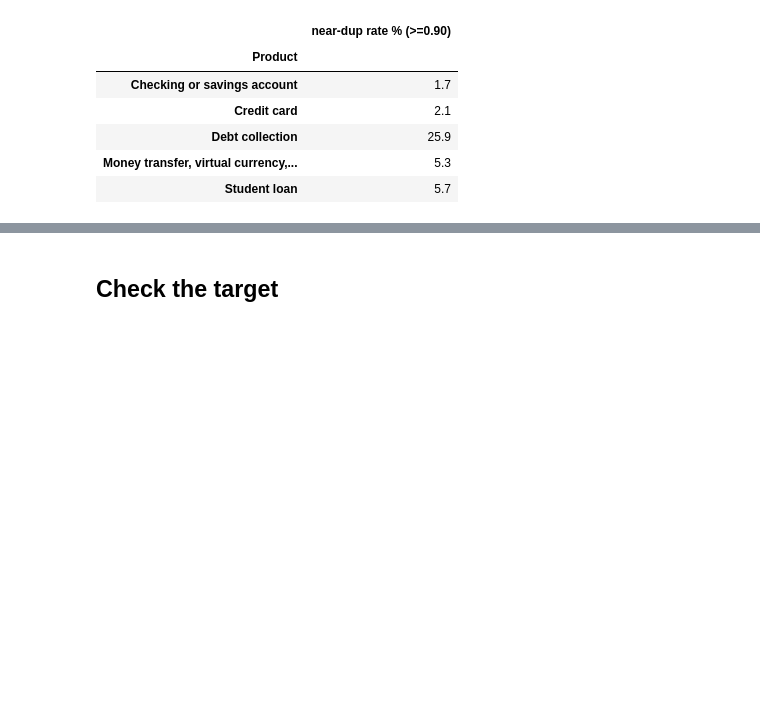
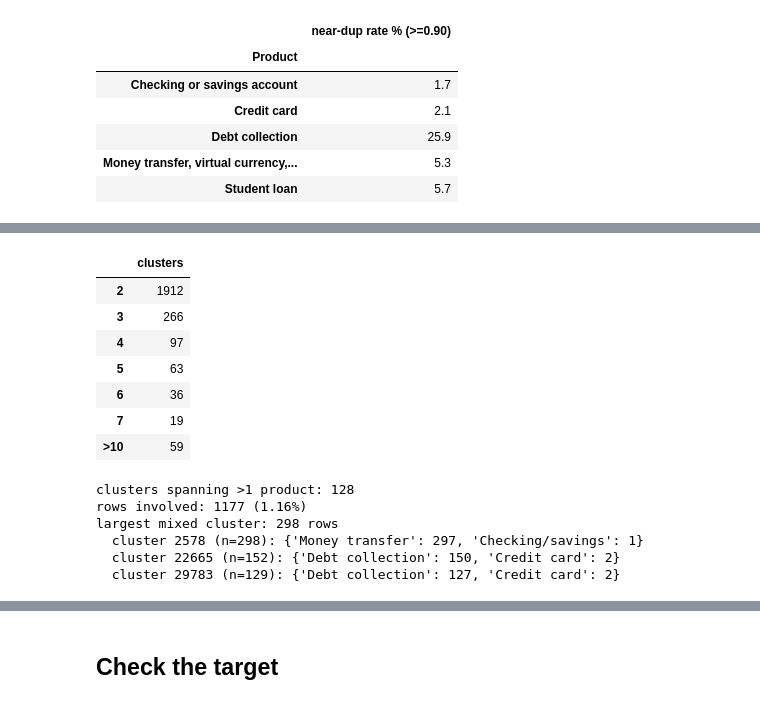
Before and after one commit to Udbhav748/fintech-complaint-classification-lstm-distilbert, a Jupyter notebook: notebooks/01_eda.ipynb, the cells around one changed output, grey strips where cells are left out. Drawn from its saved outputs; the diff is of its cells as text; code cells hidden in the pictures; blank space fills up the shorter version.

Commit message:
group split by near-duplicate cluster

```diff
--- a/notebooks/01_eda.ipynb
+++ b/notebooks/01_eda.ipynb
@@ -270,0 +285,13 @@ measured against the TF-IDF reference below before proposing anything, since a
+# %%
+clusters = dedup.load_clusters("../data/splits/near_dup_clusters.npy", expected_rows=len(dd))
+sizes = np.bincount(clusters)
+multi = sizes[sizes > 1]
+
+pd.Series({
+    "threshold": dedup.CLUSTER_THRESHOLD,
+    "clusters": len(sizes),
+    "singletons": int((sizes == 1).sum()),
+    "multi-row clusters": len(multi),
+    "rows inside them": int(multi.sum()),
+    "share of corpus %": round(100 * multi.sum() / len(dd), 2),
+}).to_frame("value")
@@ -270,0 +321,31 @@ measured against the TF-IDF reference below before proposing anything, since a
+# %%
+counts = pd.Series(multi).value_counts().sort_index()
+pd.concat([counts.head(6), pd.Series({">10": int((multi > 10).sum())})]).to_frame("clusters")
+# %% [output]
+|  | clusters |
+| 2 | 1912 |
+| 3 | 266 |
+| 4 | 97 |
+| 5 | 63 |
+| 6 | 36 |
+| 7 | 19 |
+| >10 | 59 |
+# %%
+# A cluster spanning several products would push the split off stratification.
+per_cluster = pd.DataFrame({"c": clusters, "y": dd[data.LABEL_COL].values})
+n_products = per_cluster.groupby("c")["y"].nunique()
+mixed = n_products[n_products > 1].index
+
+print("clusters spanning >1 product: %d" % len(mixed))
+print("rows involved: %d (%.2f%%)" % (sizes[mixed].sum(), 100 * sizes[mixed].sum() / len(dd)))
+print("largest mixed cluster: %d rows" % sizes[mixed].max())
+for c in mixed[np.argsort(-sizes[mixed])][:3]:
+    print(f"  cluster {c} (n={sizes[c]}):",
+          {data.SHORT_LABELS[k]: v for k, v in per_cluster[per_cluster.c == c]["y"].value_counts().items()})
+# %% [output]
+clusters spanning >1 product: 128
+rows involved: 1177 (1.16%)
+largest mixed cluster: 298 rows
+  cluster 2578 (n=298): {'Money transfer': 297, 'Checking/savings': 1}
+  cluster 22665 (n=152): {'Debt collection': 150, 'Credit card': 2}
+  cluster 29783 (n=129): {'Debt collection': 127, 'Credit card': 2}
```
Also changed, not shown: parts of 12 cells of this notebook, 11 other files.
